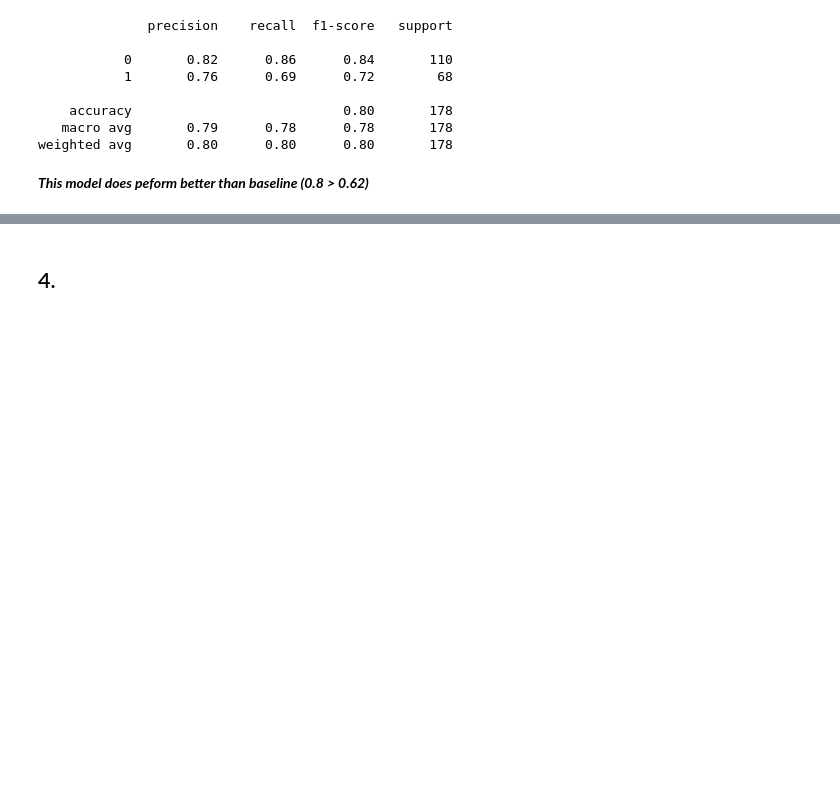
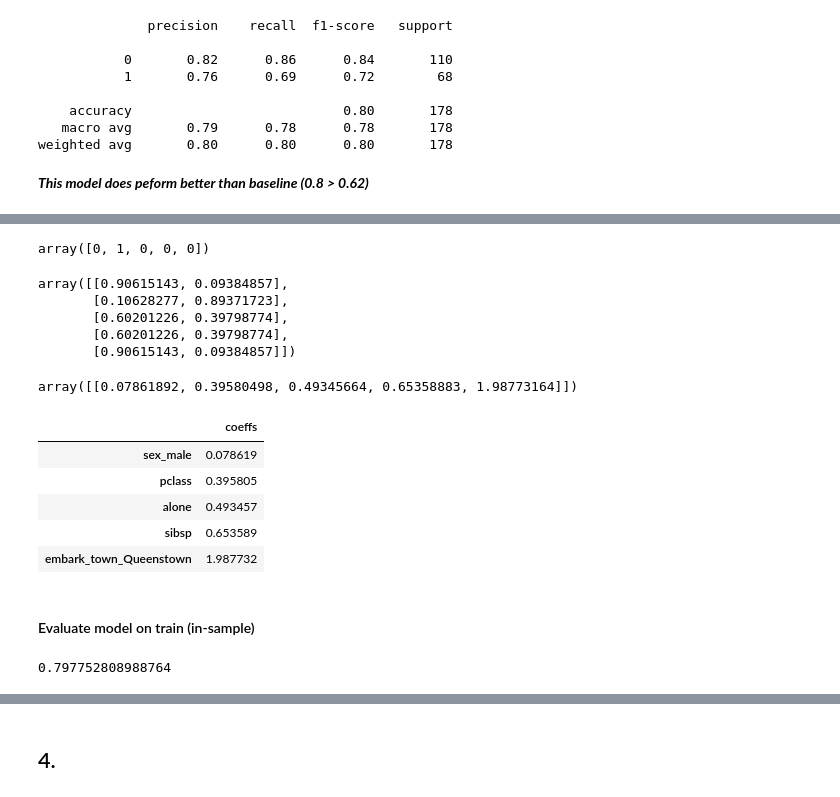
Before and after one commit to adam-talbot/classification-exercises, a Jupyter notebook: model.ipynb, the cells around one changed output, grey strips where cells are left out. Drawn from its saved outputs; the diff is of its cells as text; code cells hidden in the pictures; blank space fills up the shorter version.

```diff
--- a/model.ipynb
+++ b/model.ipynb
@@ -3584,0 +3158,11 @@ weighted avg       0.80      0.80      0.80       178
+# %%
+# create X & y version of train, where y is a series with just the target variable and X are all the features.
+
+X_train = train[['sex_male', 'pclass', 'alone', 'sibsp', 'embark_town_Queenstown']]
+y_train = train.survived
+
+X_validate = validate[['sex_male', 'pclass', 'alone', 'sibsp', 'embark_town_Queenstown']]
+y_validate = validate.survived
+
+X_test = test[['sex_male', 'pclass', 'alone', 'sibsp', 'embark_town_Queenstown']]
+y_test = test.survived
@@ -3584,0 +3197,42 @@ weighted avg       0.80      0.80      0.80       178
+# %%
+# take a look at predictions
+y_pred[:5]
+# %% [output]
+array([0, 1, 0, 0, 0])
+# %%
+# Take a look at probabilities
+logit.predict_proba(X_train)[:5]
+# %% [output]
+array([[0.90615143, 0.09384857],
+       [0.10628277, 0.89371723],
+       [0.60201226, 0.39798774],
+       [0.60201226, 0.39798774],
+       [0.90615143, 0.09384857]])
+# %%
+# take a look at odds for each column
+np.exp(logit.coef_)
+# %% [output]
+array([[0.07861892, 0.39580498, 0.49345664, 0.65358883, 1.98773164]])
+# %%
+# Make a dataframe of coefficients and feature names
+
+log_coeffs = pd.DataFrame(logit.coef_[0], index = X_train.columns,
+                          columns = ['coeffs']).sort_values(by = 'coeffs', ascending = True)
+#log_coeffs
+# %%
+# convert from log odds to odds (exponentiate)
+odds = np.exp(log_coeffs)
+odds
+# %% [output]
+|  | coeffs |
+| sex_male | 0.078619 |
+| pclass | 0.395805 |
+| alone | 0.493457 |
+| sibsp | 0.653589 |
+| embark_town_Queenstown | 1.987732 |
+# %% [markdown]
+#### Evaluate model on train (in-sample)
+# %%
+logit.score(X_train, y_train)
+# %% [output]
+0.797752808988764
```
Also changed, not shown: parts of 125 cells of this notebook.
